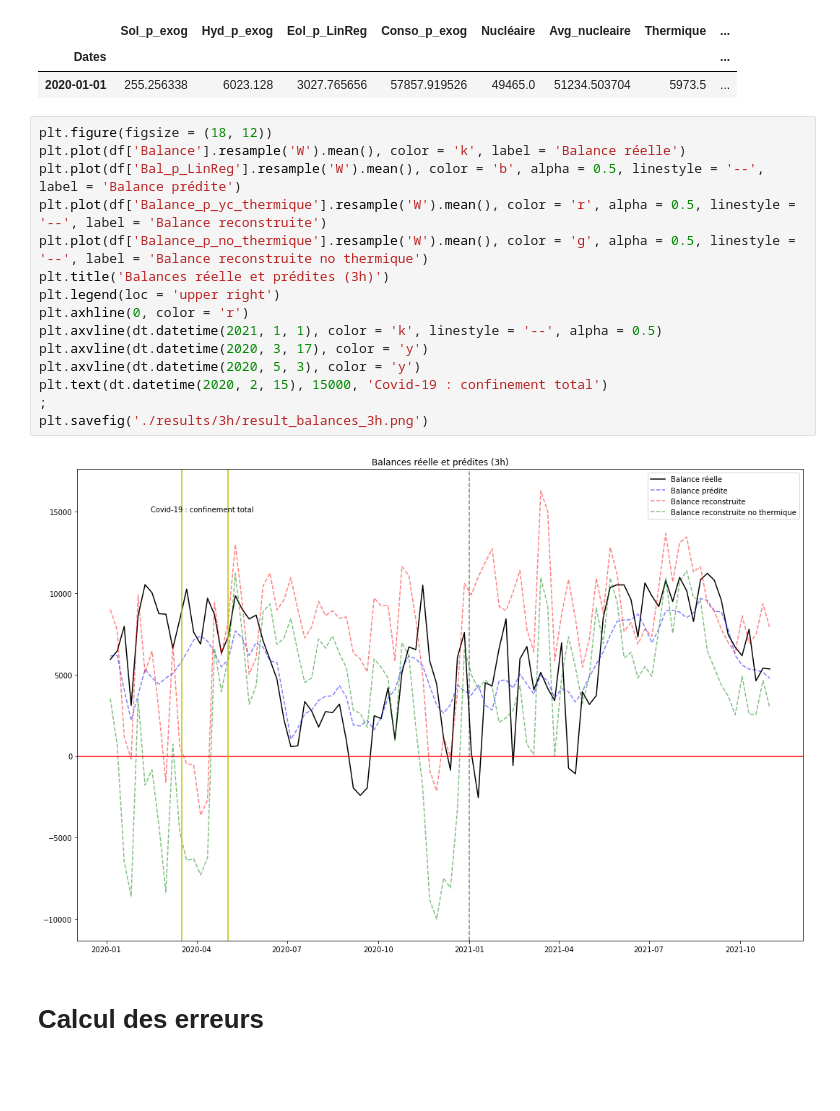
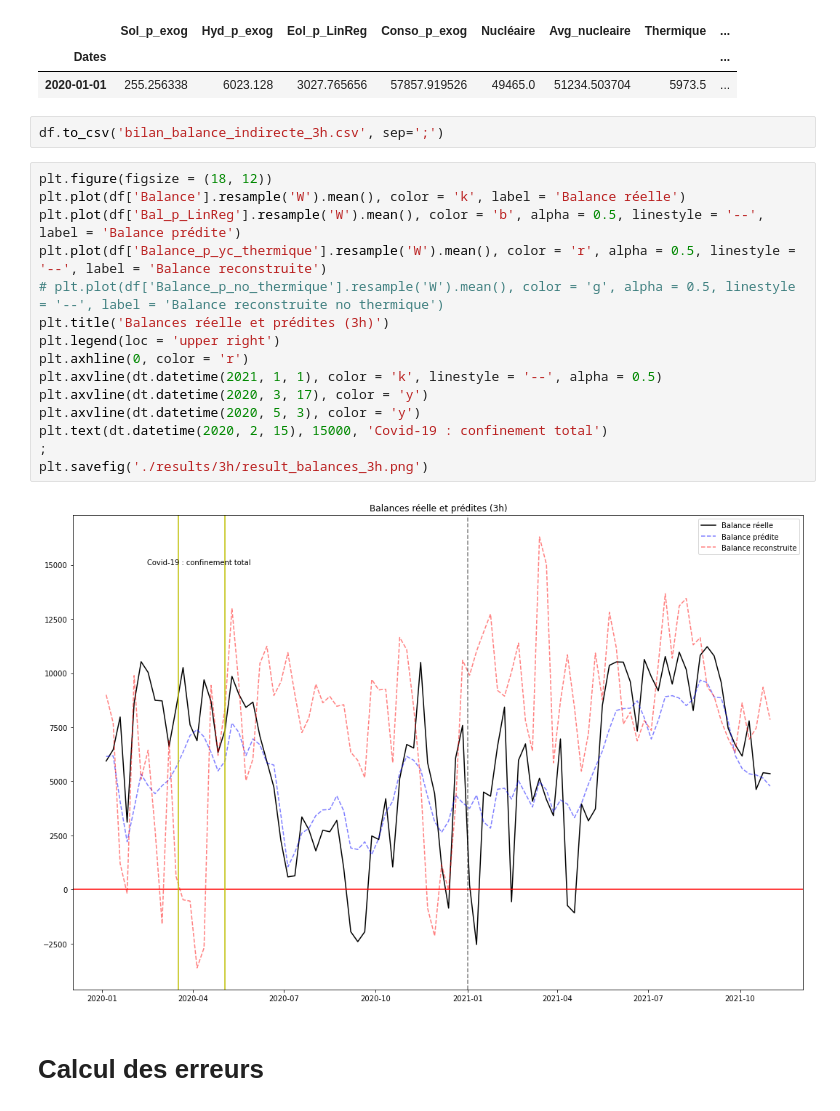
Before and after one commit to cyrilbruyere/France_Energy, a Jupyter notebook: 51-result_balance_3h_FR.ipynb, the cells around one changed output. Saved outputs shown, nothing was run; the diff lists cells and outputs as text; blank space fills up the shorter version.

```diff
--- a/51-result_balance_3h_FR.ipynb
+++ b/51-result_balance_3h_FR.ipynb
@@ -134,23 +139,25 @@ df.head(1)
 |  | Sol_p_exog | Hyd_p_exog | Eol_p_LinReg | Conso_p_exog | Nucléaire | Avg_nucleaire | Thermique | ... |
 | Dates |  |  |  |  |  |  |  | ... |
 | 2020-01-01 | 255.256338 | 6023.128 | 3027.765656 | 57857.919526 | 49465.0 | 51234.503704 | 5973.5 | ... |
+# %%
+df.to_csv('bilan_balance_indirecte_3h.csv', sep=';')
 # %%
 plt.figure(figsize = (18, 12))
 plt.plot(df['Balance'].resample('W').mean(), color = 'k', label = 'Balance réelle')
 plt.plot(df['Bal_p_LinReg'].resample('W').mean(), color = 'b', alpha = 0.5, linestyle = '--', label = 'Balance prédite')
 plt.plot(df['Balance_p_yc_thermique'].resample('W').mean(), color = 'r', alpha = 0.5, linestyle = '--', label = 'Balance reconstruite')
-plt.plot(df['Balance_p_no_thermique'].resample('W').mean(), color = 'g', alpha = 0.5, linestyle = '--', label = 'Balance reconstruite no thermique')
+# plt.plot(df['Balance_p_no_thermique'].resample('W').mean(), color = 'g', alpha = 0.5, linestyle = '--', label = 'Balance reconstruite no thermique')
 plt.title('Balances réelle et prédites (3h)')
 plt.legend(loc = 'upper right')
 plt.axhline(0, color = 'r')
 plt.axvline(dt.datetime(2021, 1, 1), color = 'k', linestyle = '--', alpha = 0.5)
 plt.axvline(dt.datetime(2020, 3, 17), color = 'y')
 plt.axvline(dt.datetime(2020, 5, 3), color = 'y')
 plt.text(dt.datetime(2020, 2, 15), 15000, 'Covid-19 : confinement total')
 ;
 plt.savefig('./results/3h/result_balances_3h.png')
 # %% [output]
-[figure, old version]
+[figure, new version]
 # %% [markdown]
 # Calcul des erreurs
 # %%
```
Also changed, not shown: parts of 4 cells of this notebook, 18 other files.
